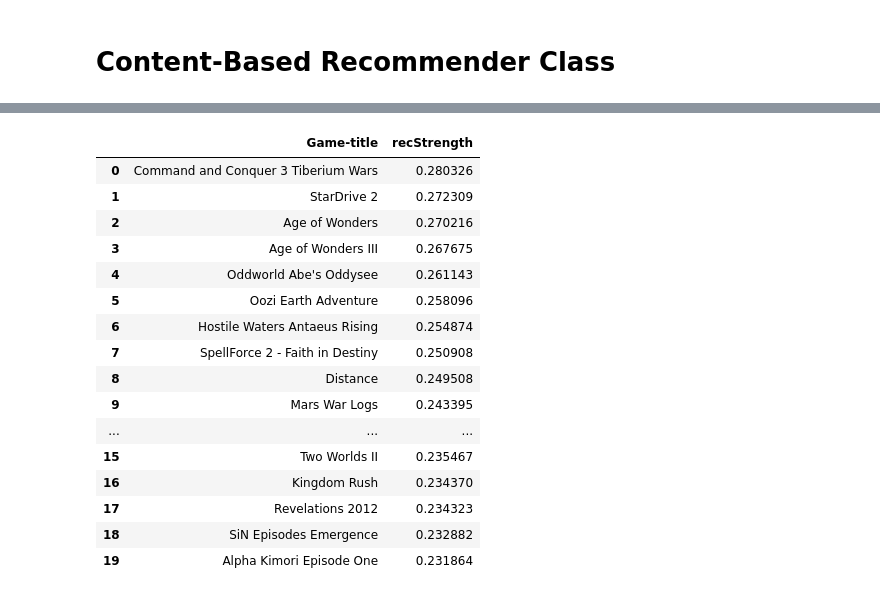
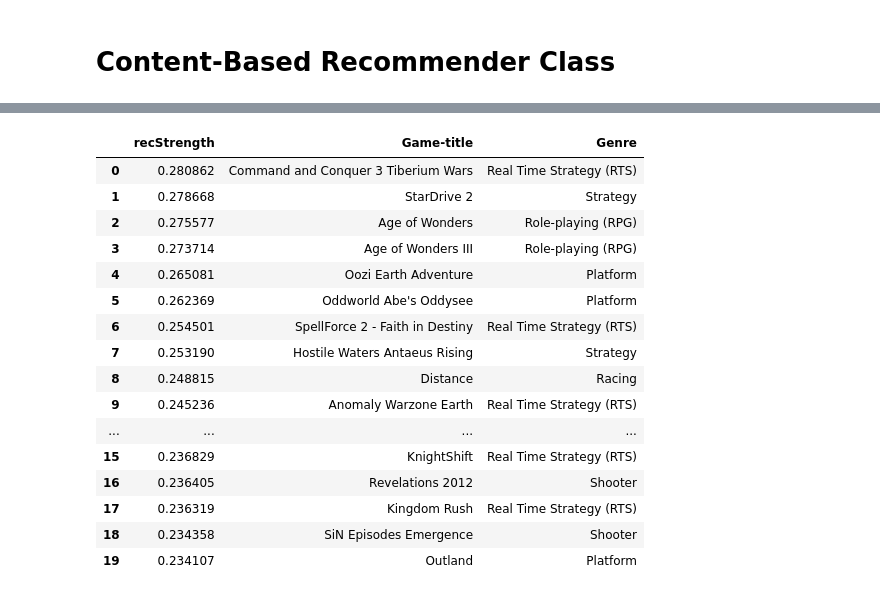
Before and after one commit to abilimckl1/Assignment1_CDS513, a Jupyter notebook: Assignment 1 - Content Based.ipynb, the cells around one changed output, grey strips where cells are left out. Drawn from its saved outputs; the diff is of its cells as text; code cells hidden in the pictures.

Commit message:
removed publisher due to error, bugfix

```diff
--- a/Assignment 1 - Content Based.ipynb
+++ b/Assignment 1 - Content Based.ipynb
@@ -276,7 +276,7 @@ vectorizer = TfidfVectorizer(analyzer='word',
                      stop_words=stopwords_list)
 
 item_ids = df['Game-title'].tolist()
-tfidf_matrix = vectorizer.fit_transform(df['description']+df['Publisher'])
+tfidf_matrix = vectorizer.fit_transform(df['description']+df['Game-title'])
 tfidf_feature_names = vectorizer.get_feature_names_out()
 tfidf_matrix
 # %% [output]
@@ -432,7 +432,10 @@ class ContentBasedRecommender:
             if self.items_df is None:
                 raise Exception('"items_df" is required in verbose mode')
 
-            recommendations_df = recommendations_df.merge(self.items_df, how = 'left',
+
+            unique_items_df = self.items_df.drop_duplicates(subset='Game-title')
+
+            recommendations_df = recommendations_df.merge(unique_items_df, how = 'left',
                                                           left_on = 'Game-title',
                                                           right_on = 'Game-title')[['recStrength', \
                                                                                    'Game-title', \
@@ -522,20 +523,20 @@ inspect_interactions(62990992, test_set=False).head(20)
 # %%
-content_based_recommender_model.recommend_items(62990992, topn=20, verbose=False)
+content_based_recommender_model.recommend_items(62990992, topn=20, verbose=True)
 # %% [output]
-|  | Game-title | recStrength |
-| 0 | Command and Conquer 3 Tiberium Wars | 0.280326 |
-| 1 | StarDrive 2 | 0.272309 |
-| 2 | Age of Wonders | 0.270216 |
-| 3 | Age of Wonders III | 0.267675 |
-| 4 | Oddworld Abe's Oddysee | 0.261143 |
-| 5 | Oozi Earth Adventure | 0.258096 |
-| 6 | Hostile Waters Antaeus Rising | 0.254874 |
-| 7 | SpellForce 2 - Faith in Destiny | 0.250908 |
-| 8 | Distance | 0.249508 |
-| 9 | Mars War Logs | 0.243395 |
-| ... | ... | ... |
-| 15 | Two Worlds II | 0.235467 |
-| 16 | Kingdom Rush | 0.234370 |
-| 17 | Revelations 2012 | 0.234323 |
-| 18 | SiN Episodes Emergence | 0.232882 |
-| 19 | Alpha Kimori Episode One | 0.231864 |
+|  | recStrength | Game-title | Genre |
+| 0 | 0.280862 | Command and Conquer 3 Tiberium Wars | Real Time Strategy (RTS) |
+| 1 | 0.278668 | StarDrive 2 | Strategy |
+| 2 | 0.275577 | Age of Wonders | Role-playing (RPG) |
+| 3 | 0.273714 | Age of Wonders III | Role-playing (RPG) |
+| 4 | 0.265081 | Oozi Earth Adventure | Platform |
+| 5 | 0.262369 | Oddworld Abe's Oddysee | Platform |
+| 6 | 0.254501 | SpellForce 2 - Faith in Destiny | Real Time Strategy (RTS) |
+| 7 | 0.253190 | Hostile Waters Antaeus Rising | Strategy |
+| 8 | 0.248815 | Distance | Racing |
+| 9 | 0.245236 | Anomaly Warzone Earth | Real Time Strategy (RTS) |
+| ... | ... | ... | ... |
+| 15 | 0.236829 | KnightShift | Real Time Strategy (RTS) |
+| 16 | 0.236405 | Revelations 2012 | Shooter |
+| 17 | 0.236319 | Kingdom Rush | Real Time Strategy (RTS) |
+| 18 | 0.234358 | SiN Episodes Emergence | Shooter |
+| 19 | 0.234107 | Outland | Platform |
```
Also changed, not shown: parts of 6 cells of this notebook, 3 other files.
